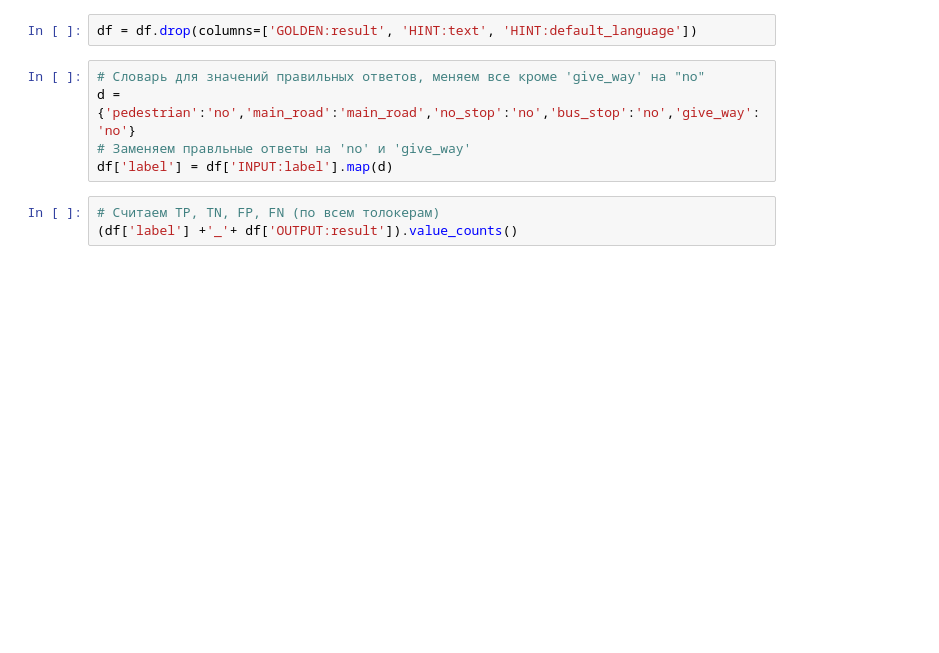
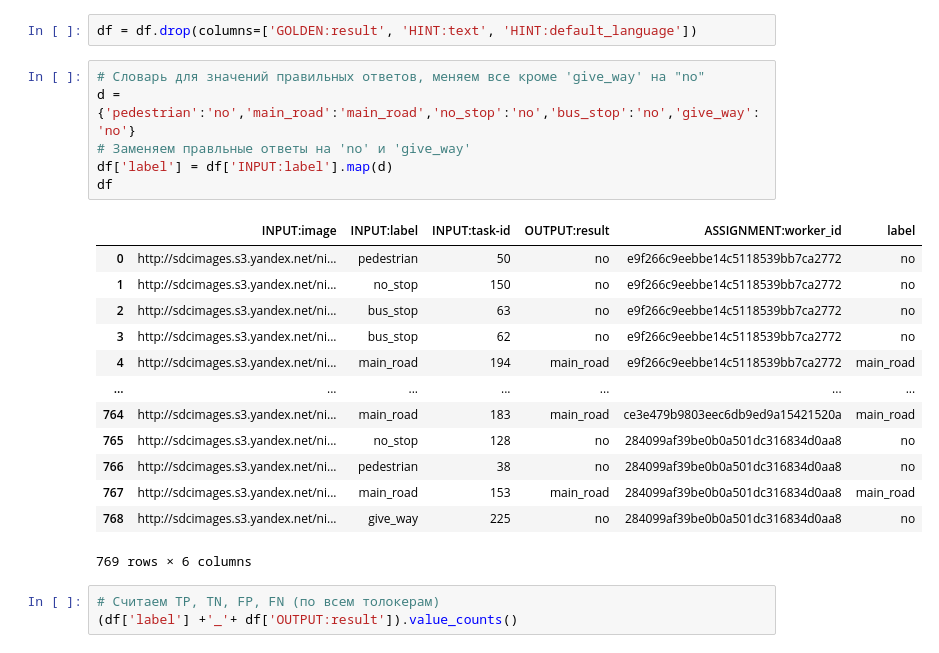
Before and after one commit to Maksim4344511/Data_science1, a Jupyter notebook: decomposition_2/Главная дорога/main1.ipynb, the cells around one changed output. Drawn from its saved outputs; the diff is of its cells as text; blank space fills up the shorter version.

```diff
--- a/decomposition_2/Главная дорога/main1.ipynb
+++ b/decomposition_2/Главная дорога/main1.ipynb
@@ -14,8 +14,23 @@ df = df.drop(columns=['GOLDEN:result', 'HINT:text', 'HINT:default_language'])
 # %%
 # Словарь для значений правильных ответов, меняем все кроме 'give_way' на "no"
 d = {'pedestrian':'no','main_road':'main_road','no_stop':'no','bus_stop':'no','give_way':'no'}
 # Заменяем правльные ответы на 'no' и 'give_way'
 df['label'] = df['INPUT:label'].map(d)
+df
+# %% [output]
+|  | INPUT:image | INPUT:label | INPUT:task-id | OUTPUT:result | ASSIGNMENT:worker_id | label |
+| 0 | http://sdcimages.s3.yandex.net/ni... | pedestrian | 50 | no | e9f266c9eebbe14c5118539bb7ca2772 | no |
+| 1 | http://sdcimages.s3.yandex.net/ni... | no_stop | 150 | no | e9f266c9eebbe14c5118539bb7ca2772 | no |
+| 2 | http://sdcimages.s3.yandex.net/ni... | bus_stop | 63 | no | e9f266c9eebbe14c5118539bb7ca2772 | no |
+| 3 | http://sdcimages.s3.yandex.net/ni... | bus_stop | 62 | no | e9f266c9eebbe14c5118539bb7ca2772 | no |
+| 4 | http://sdcimages.s3.yandex.net/ni... | main_road | 194 | main_road | e9f266c9eebbe14c5118539bb7ca2772 | main_road |
+| ... | ... | ... | ... | ... | ... | ... |
+| 764 | http://sdcimages.s3.yandex.net/ni... | main_road | 183 | main_road | ce3e479b9803eec6db9ed9a15421520a | main_road |
+| 765 | http://sdcimages.s3.yandex.net/ni... | no_stop | 128 | no | 284099af39be0b0a501dc316834d0aa8 | no |
+| 766 | http://sdcimages.s3.yandex.net/ni... | pedestrian | 38 | no | 284099af39be0b0a501dc316834d0aa8 | no |
+| 767 | http://sdcimages.s3.yandex.net/ni... | main_road | 153 | main_road | 284099af39be0b0a501dc316834d0aa8 | main_road |
+| 768 | http://sdcimages.s3.yandex.net/ni... | give_way | 225 | no | 284099af39be0b0a501dc316834d0aa8 | no |
+769 rows × 6 columns
 # %%
 # Считаем TP, TN, FP, FN (по всем толокерам)
 (df['label'] +'_'+ df['OUTPUT:result']).value_counts()
```
Also changed, not shown: parts of 2 cells of this notebook, 50 other files.
